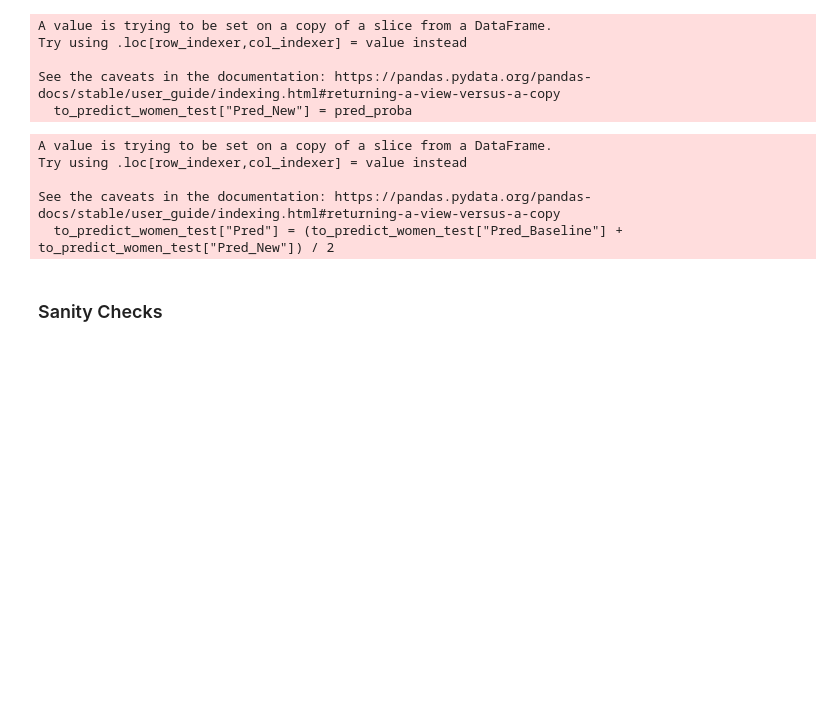
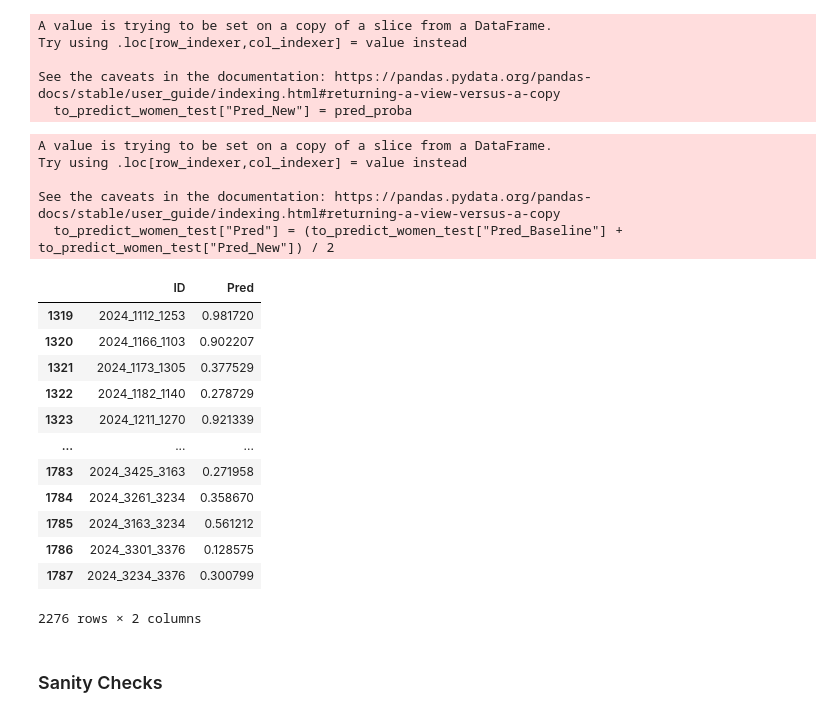
Before and after one commit to skydale23/kaggle-ncaam, a Jupyter notebook: 2025_model/production_notebooks/prediction.ipynb, the cells around one changed output. Saved outputs shown, nothing was run; the diff lists cells and outputs as text; code cells hidden in the pictures; blank space fills up the shorter version.

```diff
--- a/2025_model/production_notebooks/prediction.ipynb
+++ b/2025_model/production_notebooks/prediction.ipynb
@@ -41,4 +31,0 @@ to_predict_mens[(to_predict_mens["GameRound"] == 1) & (to_predict_mens["Season"]
-# %%
-pd.set_option('display.max_columns', None)
-1345
-to_predict_mens[(to_predict_mens["Season"] == 2024)][["Team1", "t1_TeamName", "t1_adj_margin"]].drop_duplicates().sort_values(by="t1_adj_margin")
@@ -334,6 +170,22 @@ womens_sub = to_predict_women_test[["ID", "Pred"]]
 final_sub = pd.concat([mens_sub, womens_sub], axis=0)
 # %%
 final_sub.to_csv("traditional_format_sub.csv")
+# %%
+final_sub
+# %% [output]
+|  | ID | Pred |
+| 1319 | 2024_1112_1253 | 0.981720 |
+| 1320 | 2024_1166_1103 | 0.902207 |
+| 1321 | 2024_1173_1305 | 0.377529 |
+| 1322 | 2024_1182_1140 | 0.278729 |
+| 1323 | 2024_1211_1270 | 0.921339 |
+| ... | ... | ... |
+| 1783 | 2024_3425_3163 | 0.271958 |
+| 1784 | 2024_3261_3234 | 0.358670 |
+| 1785 | 2024_3163_3234 | 0.561212 |
+| 1786 | 2024_3301_3376 | 0.128575 |
+| 1787 | 2024_3234_3376 | 0.300799 |
+2276 rows × 2 columns
 # %% [markdown]
 ### Sanity Checks
 # %%
```
Also changed, not shown: parts of 22 cells of this notebook, 2 other files.
